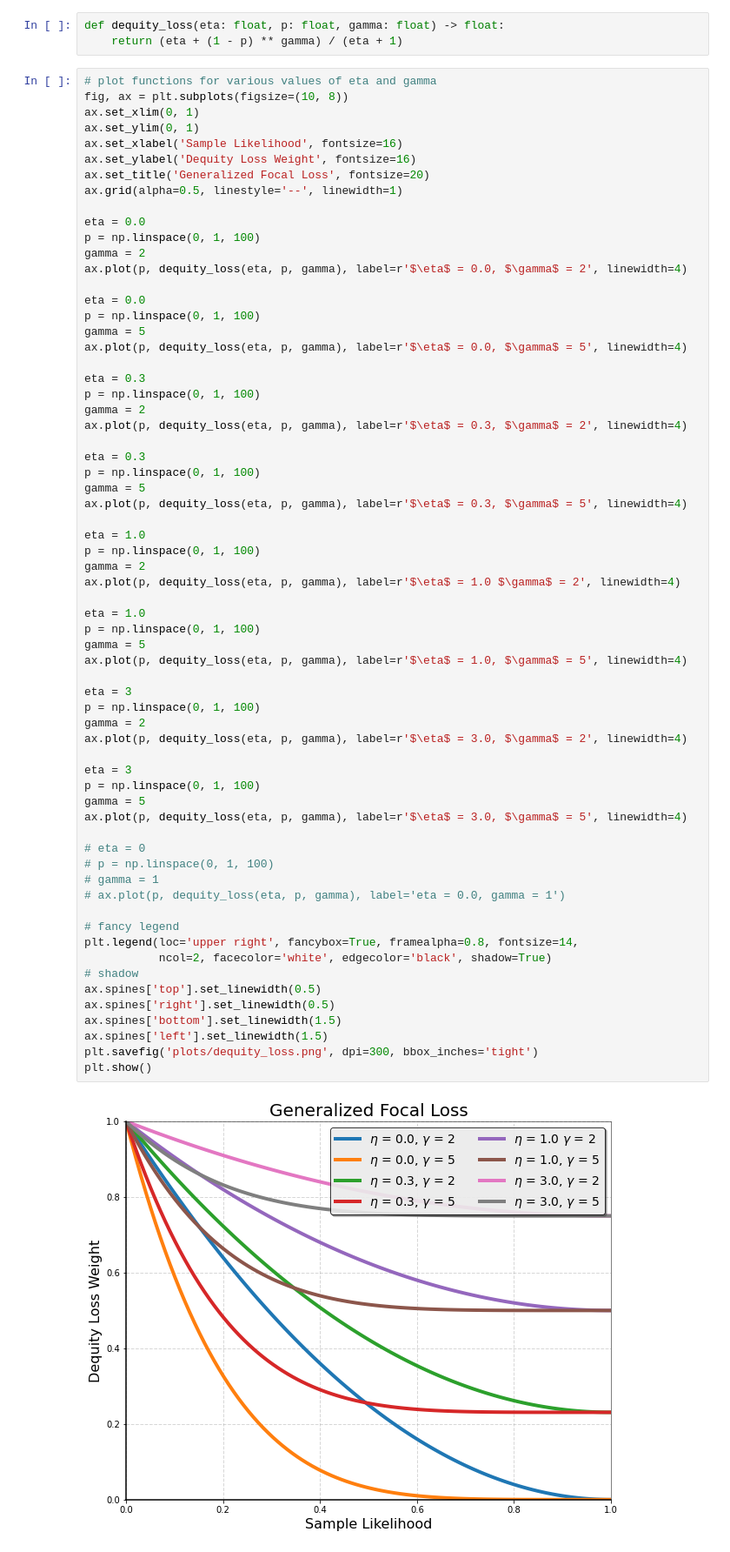
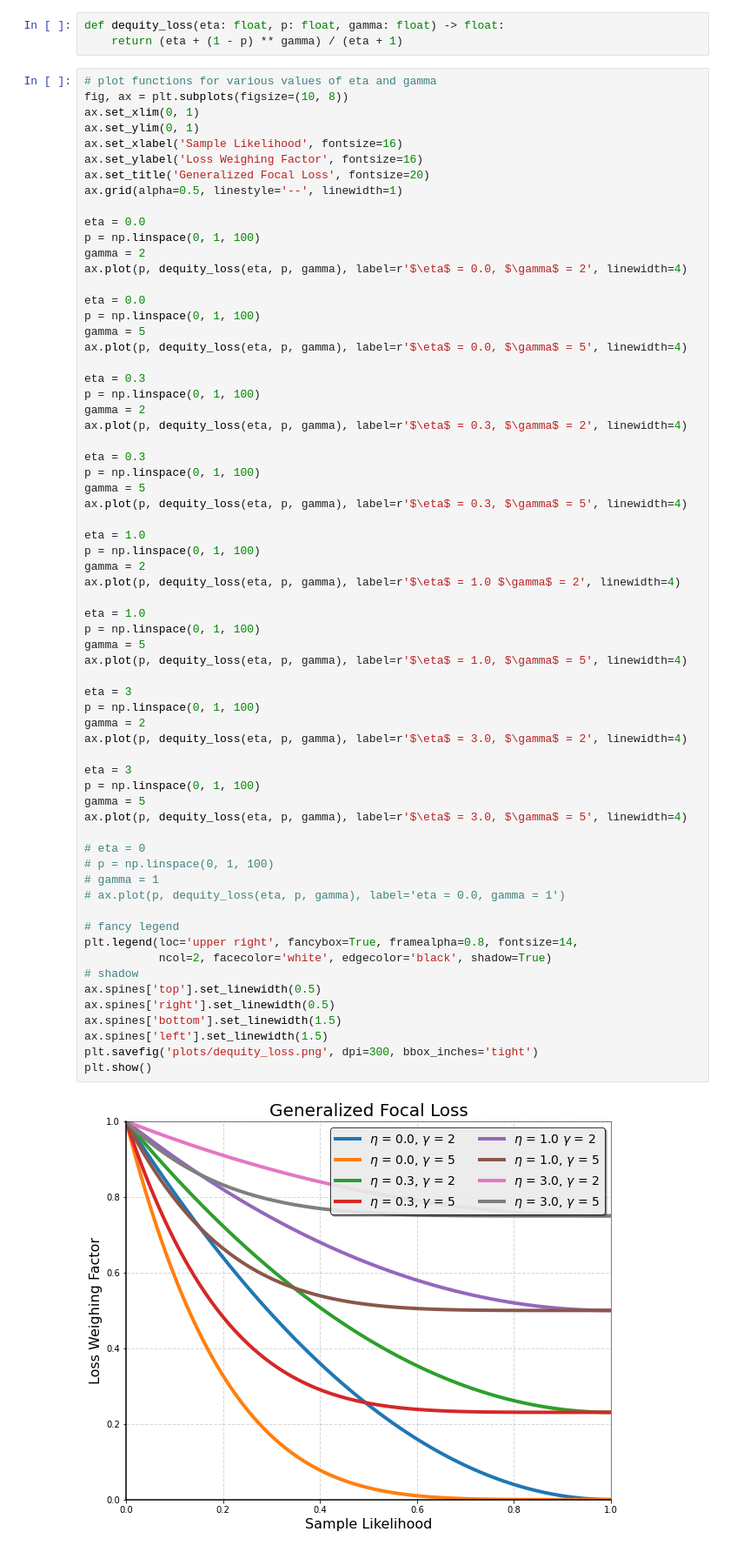
Before and after one commit to towardsautonomy/DatasetEquity, a Jupyter notebook: data_analysis/plot_functions.ipynb, the cells around one changed output. Shown at 87% size. Cells and saved outputs as stored; diff of their text form.

Commit message:
update plots

```diff
--- a/data_analysis/plot_functions.ipynb
+++ b/data_analysis/plot_functions.ipynb
@@ -11,7 +11,7 @@ fig, ax = plt.subplots(figsize=(10, 8))
 ax.set_xlim(0, 1)
 ax.set_ylim(0, 1)
 ax.set_xlabel('Sample Likelihood', fontsize=16)
-ax.set_ylabel('Dequity Loss Weight', fontsize=16)
+ax.set_ylabel('Loss Weighing Factor', fontsize=16)
 ax.set_title('Generalized Focal Loss', fontsize=20)
 ax.grid(alpha=0.5, linestyle='--', linewidth=1)
 
@@ -44,31 +44,31 @@ eta = 1.0
 p = np.linspace(0, 1, 100)
 gamma = 5
 ax.plot(p, dequity_loss(eta, p, gamma), label=r'$\eta$ = 1.0, $\gamma$ = 5', linewidth=4)
 
 eta = 3
 p = np.linspace(0, 1, 100)
 gamma = 2
 ax.plot(p, dequity_loss(eta, p, gamma), label=r'$\eta$ = 3.0, $\gamma$ = 2', linewidth=4)
 
 eta = 3
 p = np.linspace(0, 1, 100)
 gamma = 5
 ax.plot(p, dequity_loss(eta, p, gamma), label=r'$\eta$ = 3.0, $\gamma$ = 5', linewidth=4)
 
 # eta = 0
 # p = np.linspace(0, 1, 100)
 # gamma = 1
 # ax.plot(p, dequity_loss(eta, p, gamma), label='eta = 0.0, gamma = 1')
 
 # fancy legend
 plt.legend(loc='upper right', fancybox=True, framealpha=0.8, fontsize=14,
            ncol=2, facecolor='white', edgecolor='black', shadow=True)
 # shadow
 ax.spines['top'].set_linewidth(0.5)
 ax.spines['right'].set_linewidth(0.5)
 ax.spines['bottom'].set_linewidth(1.5)
 ax.spines['left'].set_linewidth(1.5)
 plt.savefig('plots/dequity_loss.png', dpi=300, bbox_inches='tight')
 plt.show()
 # %% [output]
-[figure, old version]
+[figure, new version]
```
Also changed, not shown: 2 other files.
